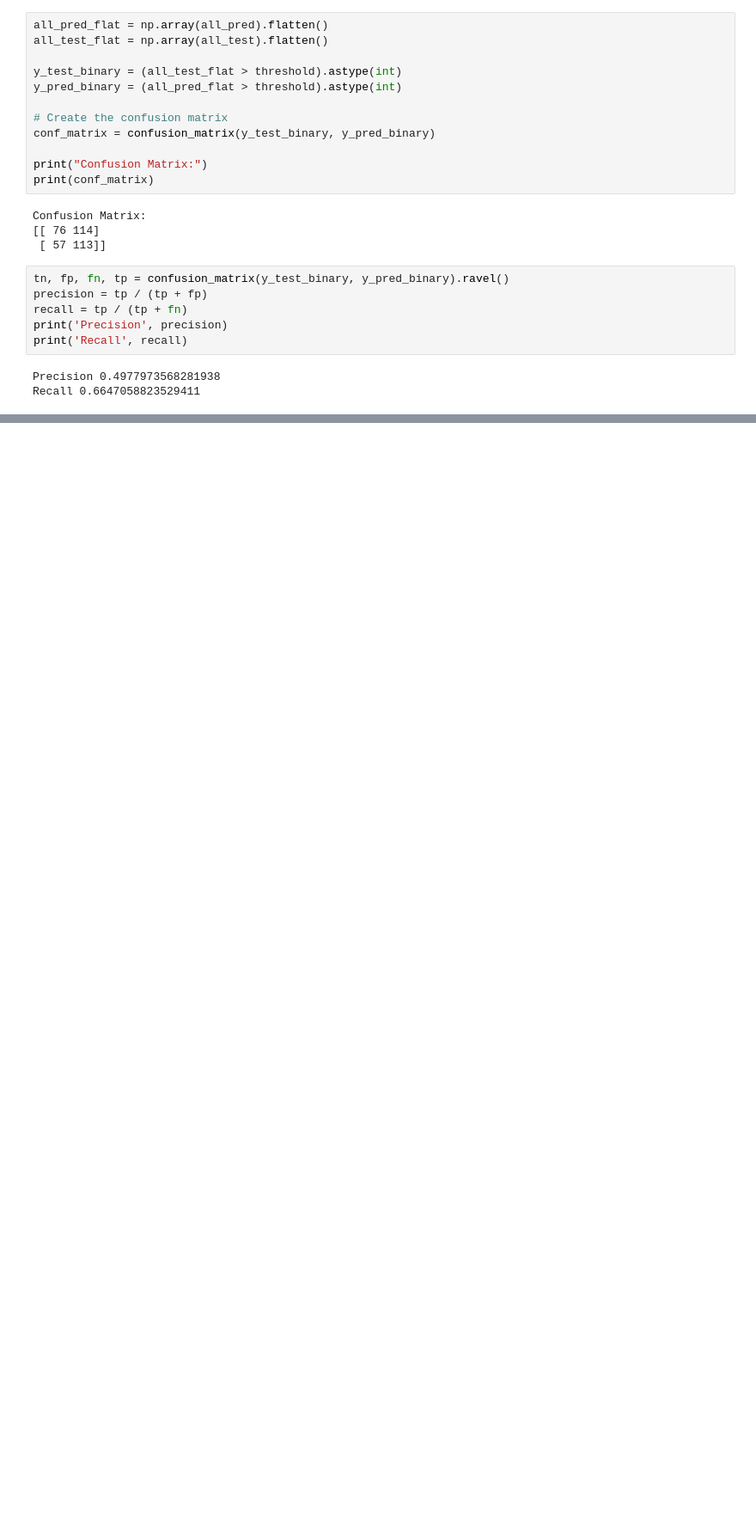
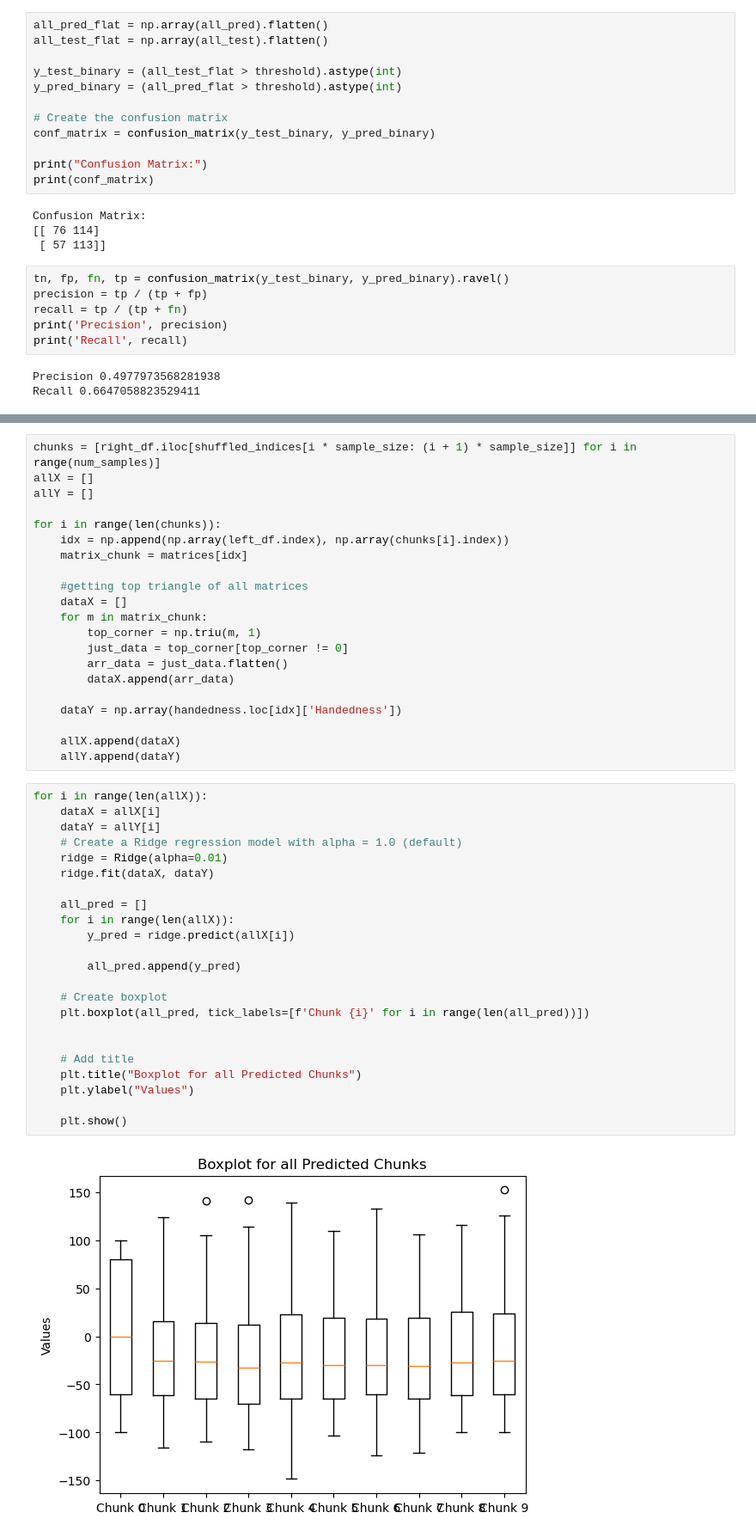
Before and after one commit to vickyli1015/Public-DSC180B-Functional-Connectivity-Project, a Jupyter notebook: regressor.ipynb, the cells around one changed output, grey strips where cells are left out. Shown: that part at 86% size. Cells and saved outputs as stored; diff of their text form; blank space fills up the shorter version.

Commit message:
one chunk train regressor

```diff
--- a/regressor.ipynb
+++ b/regressor.ipynb
@@ -166,0 +171,46 @@ Recall 0.6647058823529411
+# %%
+chunks = [right_df.iloc[shuffled_indices[i * sample_size: (i + 1) * sample_size]] for i in range(num_samples)]
+allX = []
+allY = []
+
+for i in range(len(chunks)):
+    idx = np.append(np.array(left_df.index), np.array(chunks[i].index))
+    matrix_chunk = matrices[idx]
+
+    #getting top triangle of all matrices
+    dataX = []
+    for m in matrix_chunk:
+        top_corner = np.triu(m, 1)
+        just_data = top_corner[top_corner != 0]
+        arr_data = just_data.flatten()
+        dataX.append(arr_data)
+
+    dataY = np.array(handedness.loc[idx]['Handedness'])
+
+    allX.append(dataX)
+    allY.append(dataY)
+# %%
+for i in range(len(allX)):
+    dataX = allX[i]
+    dataY = allY[i]
+    # Create a Ridge regression model with alpha = 1.0 (default)
+    ridge = Ridge(alpha=0.01)
+    ridge.fit(dataX, dataY)
+
+    all_pred = []
+    for i in range(len(allX)):
+        y_pred = ridge.predict(allX[i])
+
+        all_pred.append(y_pred)
+
+    # Create boxplot
+    plt.boxplot(all_pred, tick_labels=[f'Chunk {i}' for i in range(len(all_pred))])
+
+
+    # Add title
+    plt.title("Boxplot for all Predicted Chunks")
+    plt.ylabel("Values")
+
+    plt.show()
+# %% [output]
+[figure, added]
```
Also changed, not shown: parts of 3 cells of this notebook.
